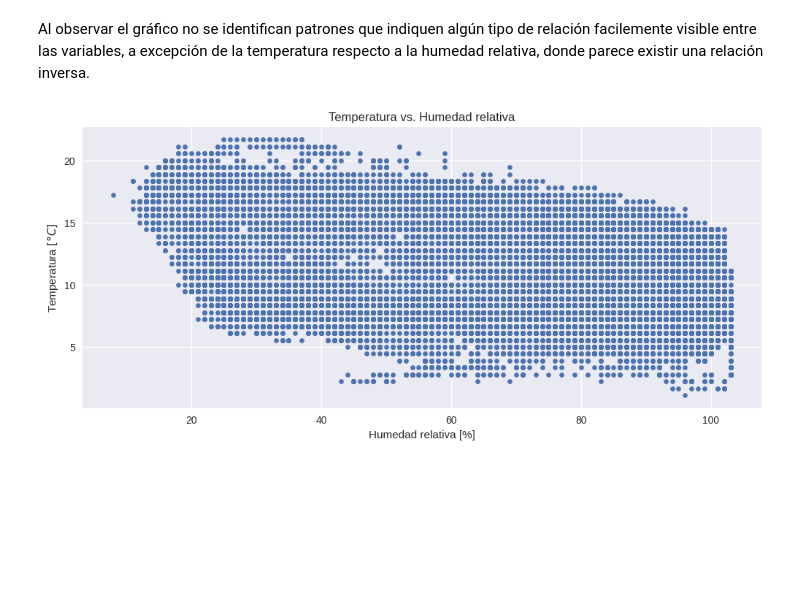
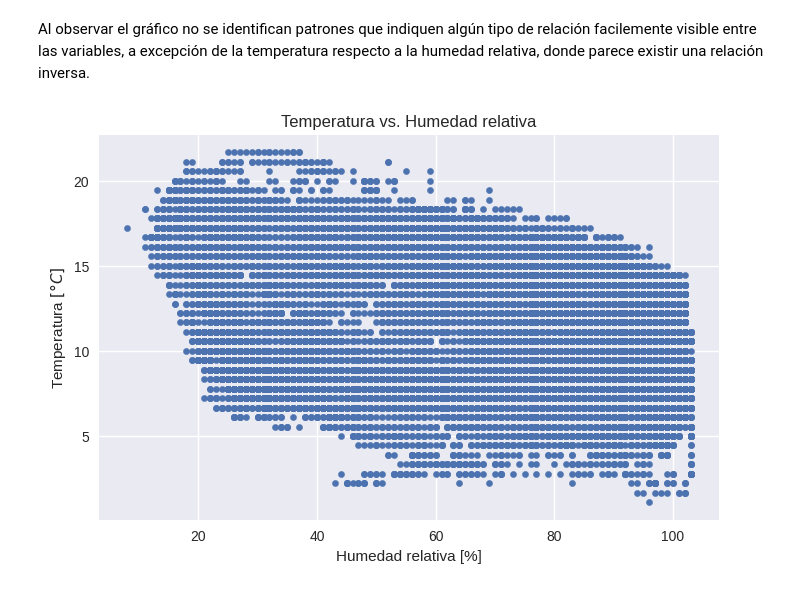
Before and after one commit to MoisesGuerreroUdeA/Seminario-Analitica-CDatos, a Jupyter notebook: jupyter/ME03/ME03_dataset2.ipynb, the cells around one changed output. Saved outputs shown, nothing was run; the diff lists cells and outputs as text; code cells hidden in the pictures; blank space fills up the shorter version.

```diff
--- a/jupyter/ME03/ME03_dataset2.ipynb
+++ b/jupyter/ME03/ME03_dataset2.ipynb
@@ -396,14 +469,14 @@ Al observar el gráfico no se identifican patrones que indiquen algún tipo de r
 # %%
 # Gráfico de temperatura vs. humedad relativa
 df_prep.plot.scatter(x='Humidity', y='Temperature',
                      grid = True,
                      label='Radiación',
-                     figsize = (12, 5),
+                     figsize = (8, 5),
                      fontsize = 10,
                      legend = False)
 plt.xlabel("Humedad relativa [%]")
 plt.ylabel("Temperatura $[°C]$")
 plt.title('Temperatura vs. Humedad relativa')
 plt.show()
 # %% [output]
-[figure, old version]
+[figure, new version]
```
Also changed, not shown: parts of 13 cells of this notebook.
